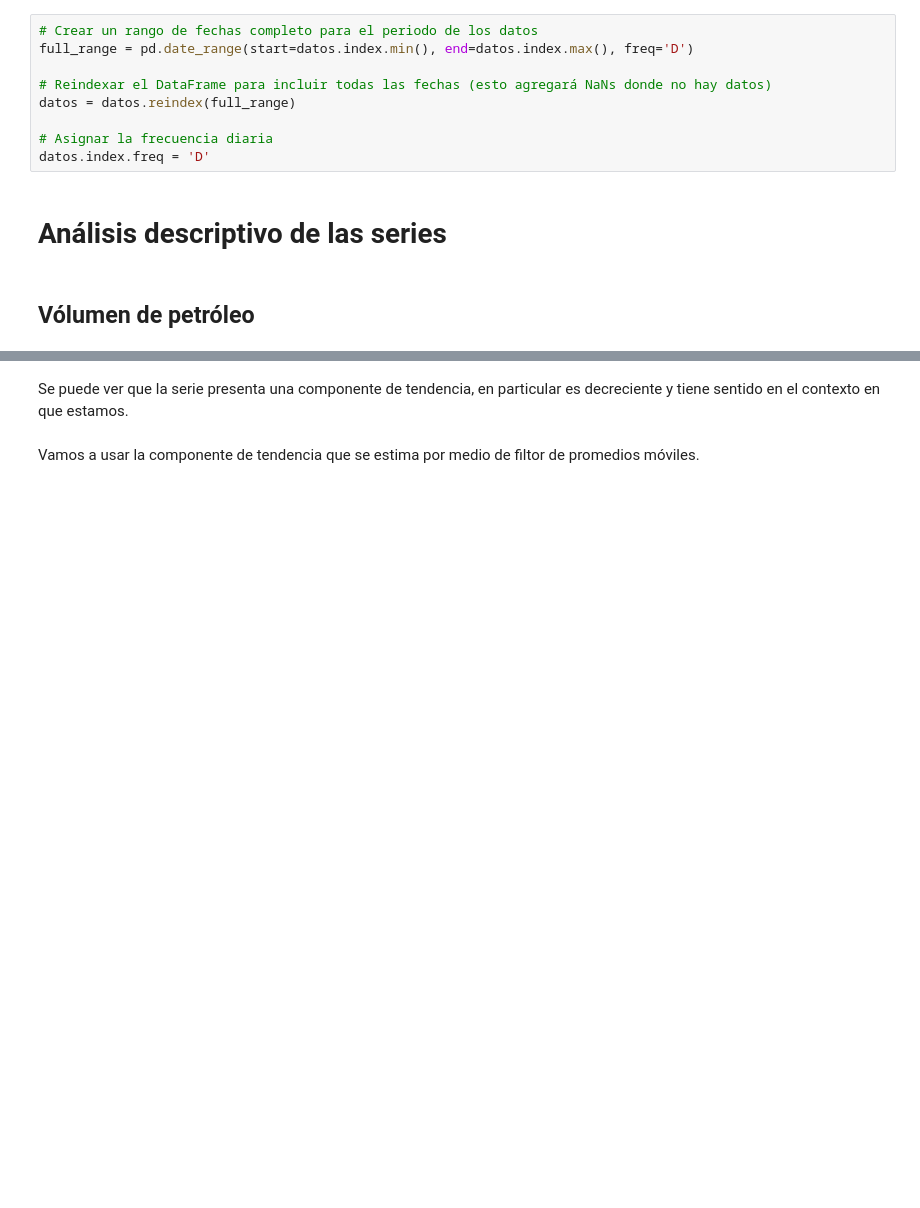
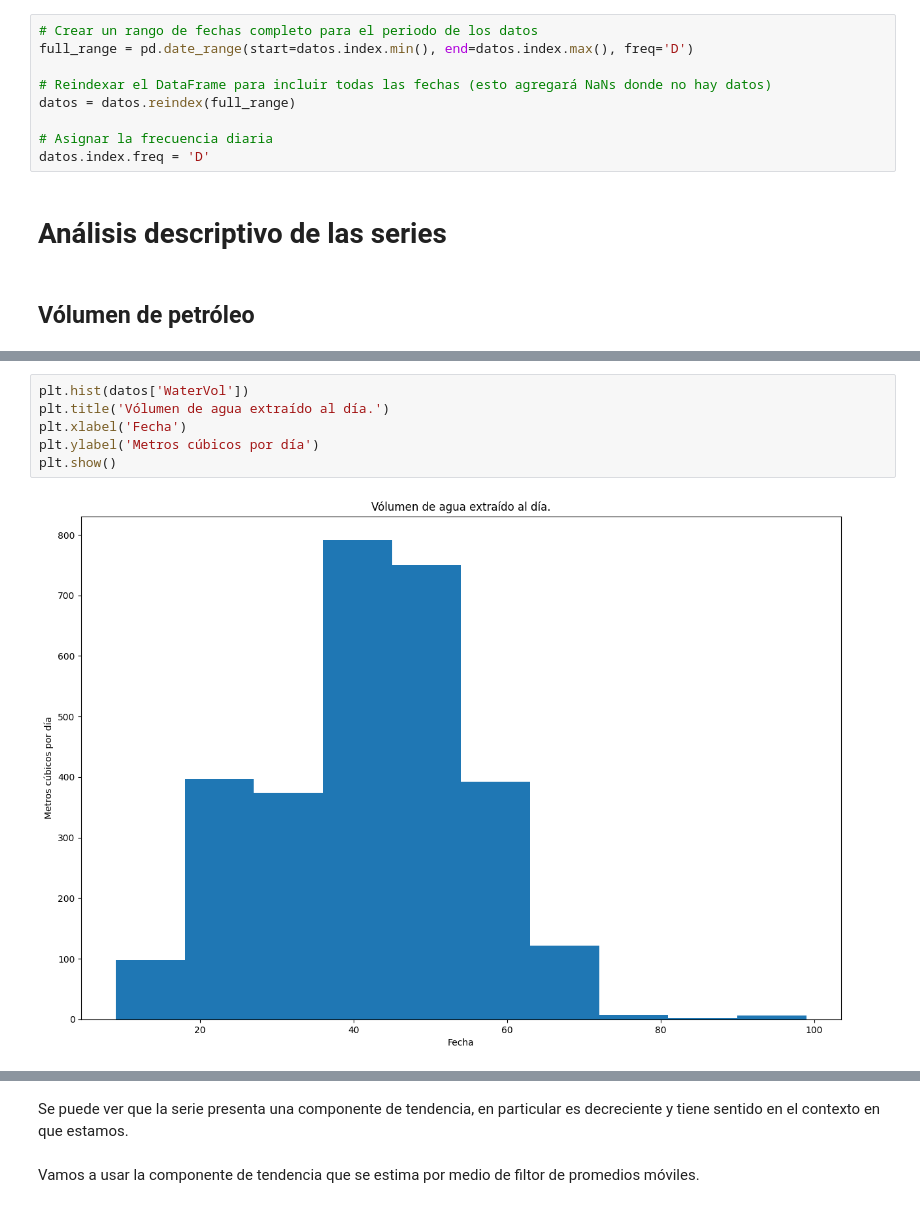
Before and after one commit to NicolasQuenguan/TalentoTech-AVD, a Jupyter notebook: Proyecto/Proy_Pozo.ipynb, the cells around one changed output, grey strips where cells are left out. Drawn from its saved outputs; the diff is of its cells as text; blank space fills up the shorter version.

```diff
--- a/Proyecto/Proy_Pozo.ipynb
+++ b/Proyecto/Proy_Pozo.ipynb
@@ -128,0 +155,8 @@ fig.update_layout(xaxis_title = 'Fecha', yaxis_title = 'Metros cúbicos por día
+# %%
+plt.hist(datos['WaterVol'])
+plt.title('Vólumen de agua extraído al día.')
+plt.xlabel('Fecha')
+plt.ylabel('Metros cúbicos por día')
+plt.show()
+# %% [output]
+[figure, added]
```
Also changed, not shown: parts of 11 cells of this notebook.
